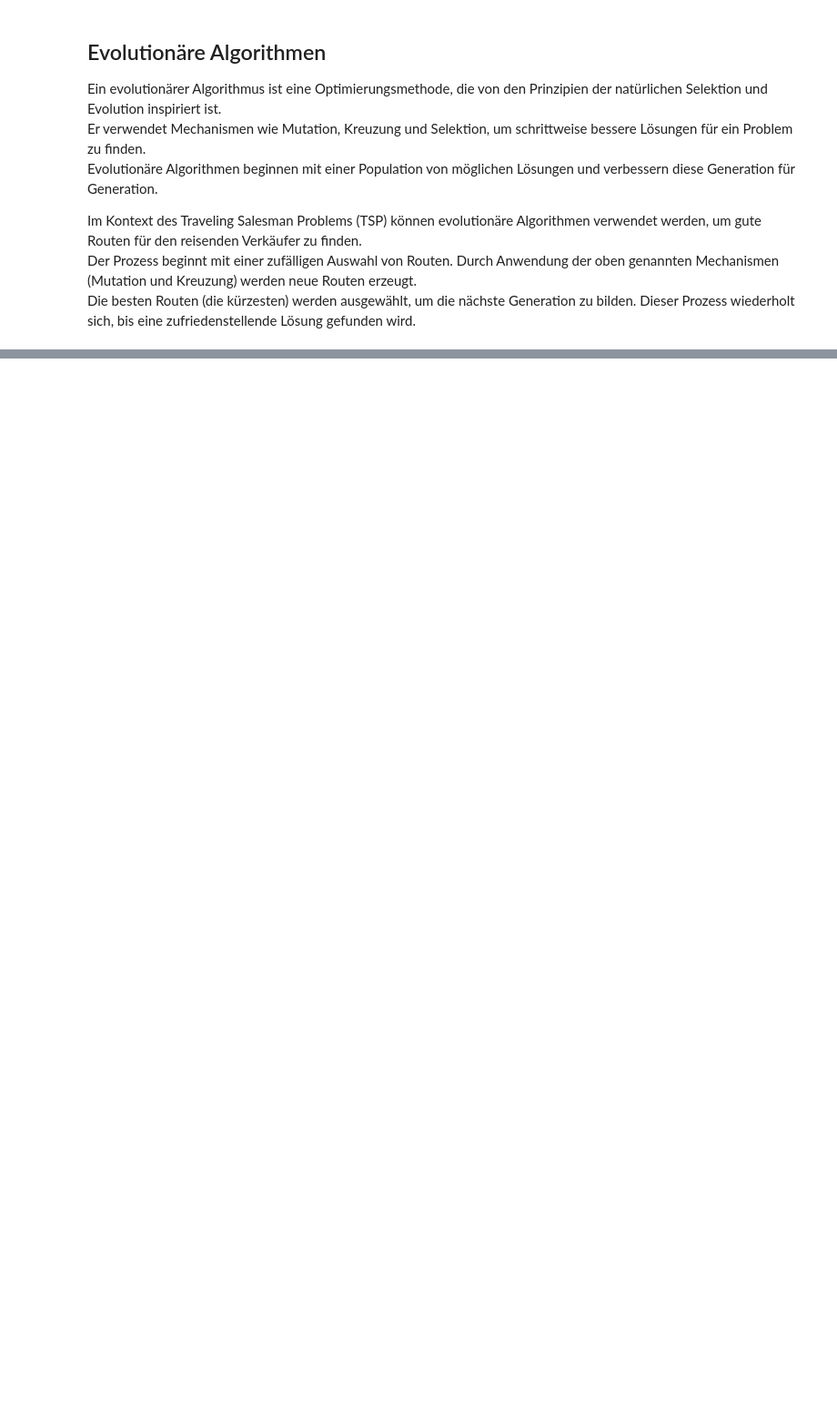
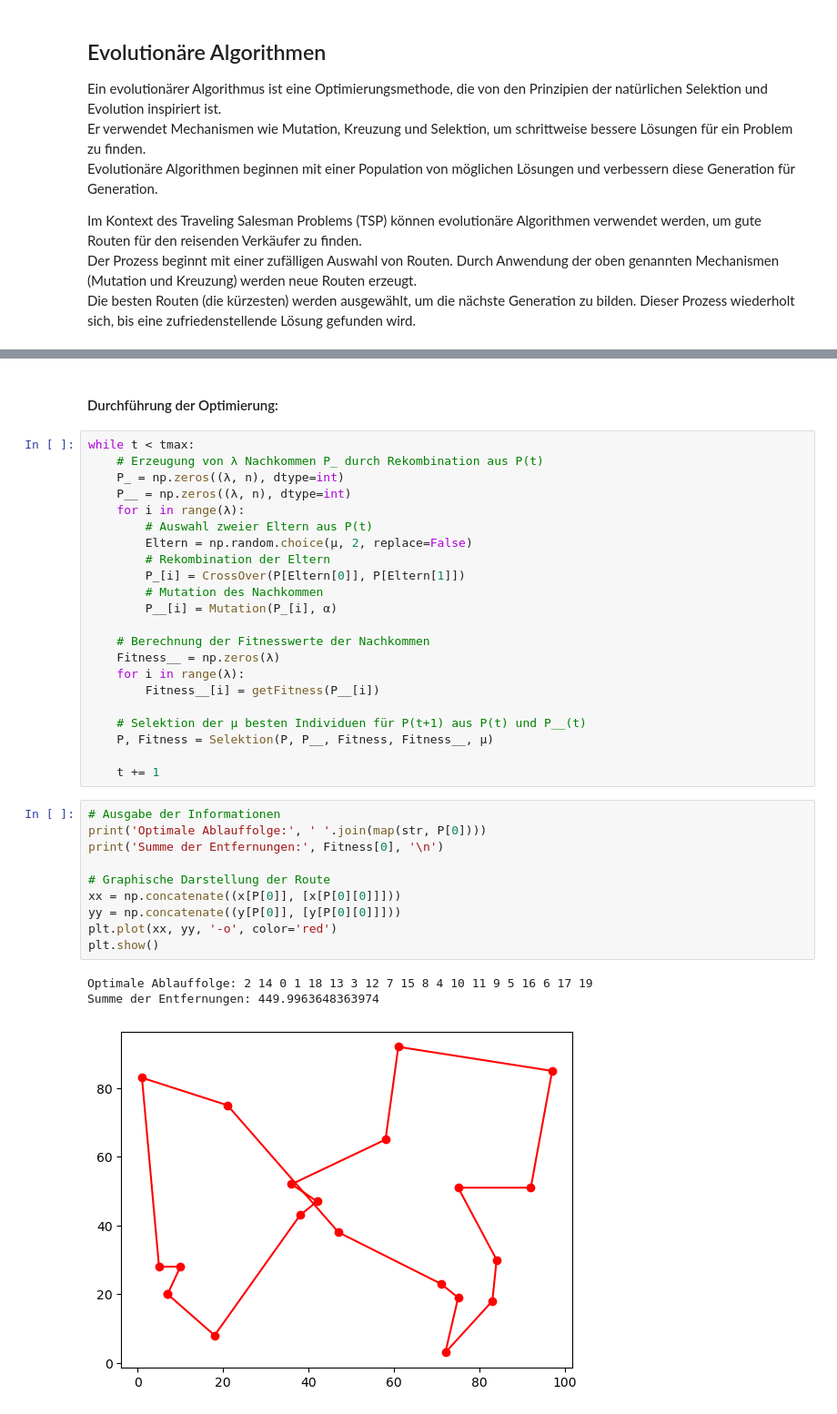
Before and after one commit to pitpaetz/BMO, a Jupyter notebook: BMO.ipynb, the cells around one changed output, grey strips where cells are left out. Shown: that part at 91% size. Drawn from its saved outputs; the diff is of its cells as text; blank space fills up the shorter version.

```diff
--- a/BMO.ipynb
+++ b/BMO.ipynb
@@ -60,0 +132,38 @@ Die besten Routen (die kürzesten) werden ausgewählt, um die nächste Generatio
+# %% [markdown]
+#### Durchführung der Optimierung:
+# %%
+while t < tmax:
+    # Erzeugung von λ Nachkommen P_ durch Rekombination aus P(t)
+    P_ = np.zeros((λ, n), dtype=int)
+    P__ = np.zeros((λ, n), dtype=int)
+    for i in range(λ):
+        # Auswahl zweier Eltern aus P(t)
+        Eltern = np.random.choice(μ, 2, replace=False)
+        # Rekombination der Eltern
+        P_[i] = CrossOver(P[Eltern[0]], P[Eltern[1]])
+        # Mutation des Nachkommen
+        P__[i] = Mutation(P_[i], α)
+
+    # Berechnung der Fitnesswerte der Nachkommen
+    Fitness__ = np.zeros(λ)
+    for i in range(λ):
+        Fitness__[i] = getFitness(P__[i])
+
+    # Selektion der μ besten Individuen für P(t+1) aus P(t) und P__(t)
+    P, Fitness = Selektion(P, P__, Fitness, Fitness__, μ)
+
+    t += 1
+# %%
+# Ausgabe der Informationen
+print('Optimale Ablauffolge:', ' '.join(map(str, P[0])))
+print('Summe der Entfernungen:', Fitness[0], '\n')
+
+# Graphische Darstellung der Route
+xx = np.concatenate((x[P[0]], [x[P[0][0]]]))
+yy = np.concatenate((y[P[0]], [y[P[0][0]]]))
+plt.plot(xx, yy, '-o', color='red')
+plt.show()
+# %% [output]
+Optimale Ablauffolge: 2 14 0 1 18 13 3 12 7 15 8 4 10 11 9 5 16 6 17 19
+Summe der Entfernungen: 449.9963648363974
+[figure, added]
```
Also changed, not shown: parts of 6 cells of this notebook, 1 other file.
